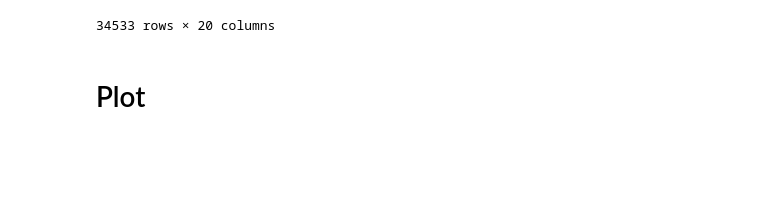
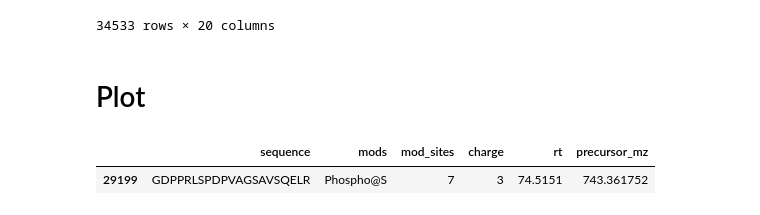
Before and after one commit to MannLabs/alphaviz, a Jupyter notebook: nbs/test_contrib.ipynb, the cells around one changed output. Drawn from its saved outputs; the diff is of its cells as text; code cells hidden in the pictures; blank space fills up the shorter version.

```diff
--- a/nbs/test_contrib.ipynb
+++ b/nbs/test_contrib.ipynb
@@ -51,4 +49,13 @@ ms_viz.psm_df
 34533 rows × 20 columns
 # %% [markdown]
 # Plot
+# %%
+ith_psm = 29199
+psm = ms_viz.psm_df.loc[ith_psm:ith_psm,:]
+psm[[
+    "sequence","mods","mod_sites","charge","rt","precursor_mz"
+]]
+# %% [output]
+|  | sequence | mods | mod_sites | charge | rt | precursor_mz |
+| 29199 | GDPPRLSPDPVAGSAVSQELR | Phospho@S | 7 | 3 | 74.5151 | 743.361752 |
 # %%
```
Also changed, not shown: parts of 3 cells of this notebook, 2 other files.
